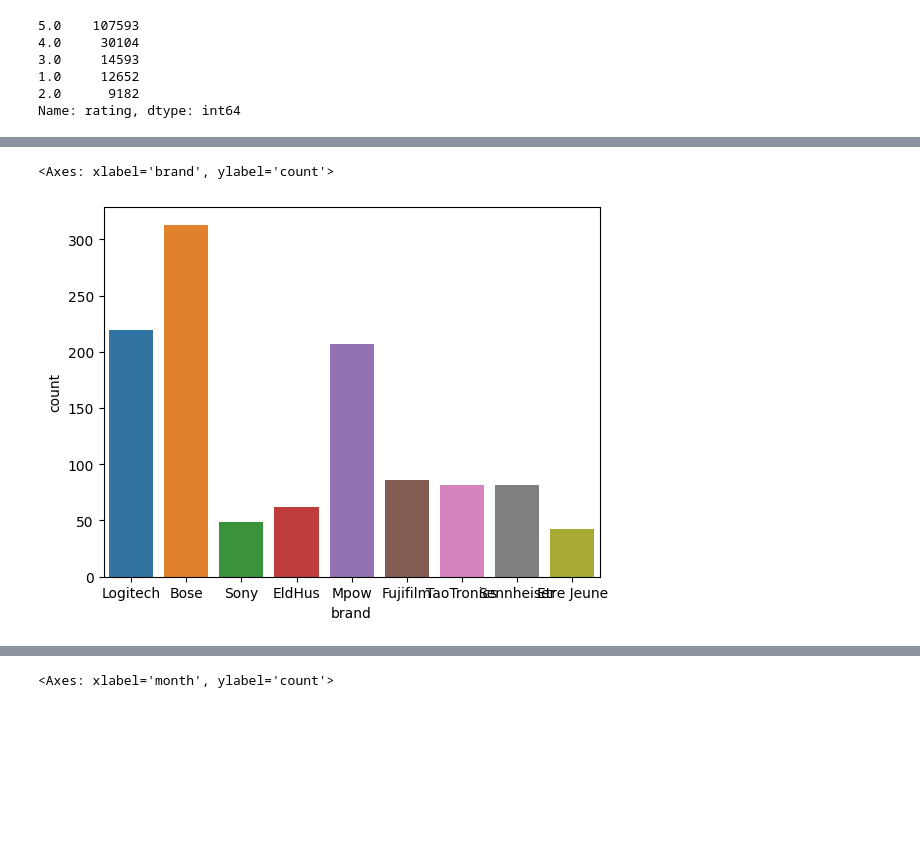
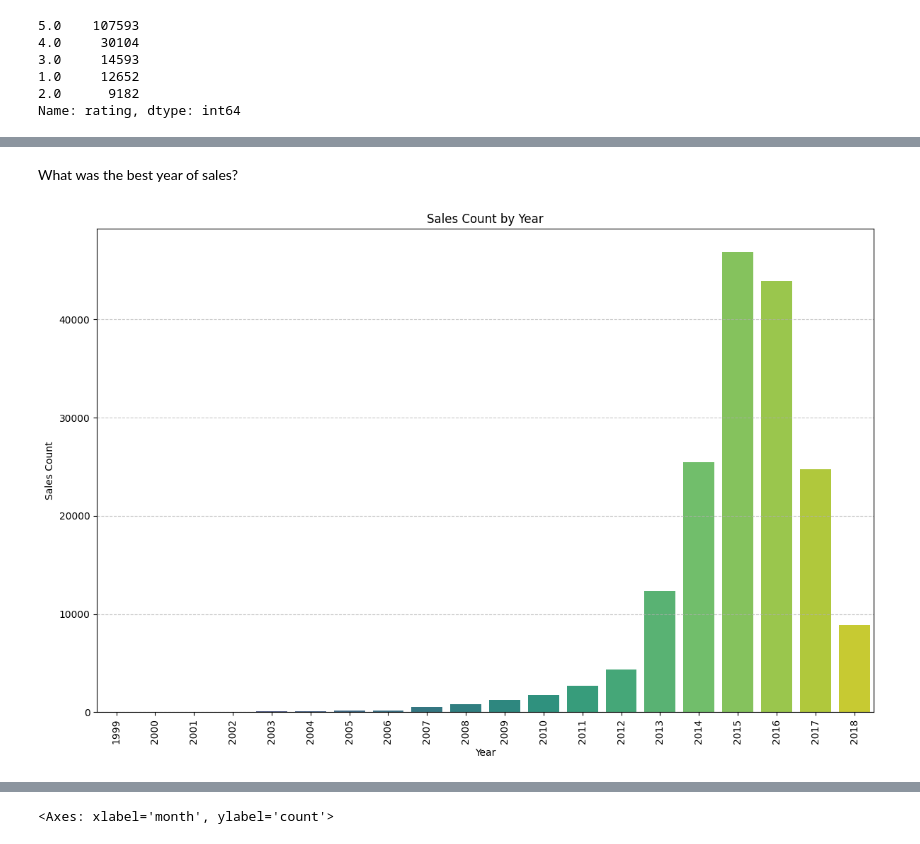
Before and after one commit to Akanksha-Nakati/Amazon-Electronic-Products-Sales-Analysis, a Jupyter notebook: Amazon_Electronic_Sales_Analysis.ipynb, the cells around one changed output, grey strips where cells are left out. Saved outputs shown, nothing was run; the diff lists cells and outputs as text; code cells hidden in the pictures; blank space fills up the shorter version.

```diff
--- a/Amazon_Electronic_Sales_Analysis.ipynb
+++ b/Amazon_Electronic_Sales_Analysis.ipynb
@@ -320,7 +301,19 @@ sns.countplot(x='brand', data=dataset[dataset['year'] == 2017], order=dataset['b
-# %%
-# brands with the most sales in 2018
-
-sns.countplot(x='brand', data=dataset[dataset['year'] == 2018], order=dataset['brand'].value_counts().iloc[1:10].index)
-# %% [output]
-<Axes: xlabel='brand', ylabel='count'>
-[figure, removed]
+# %% [markdown]
+What was the best year of sales?
+# %%
+# the distribution of sales by year
+# Plotting the bar chart
+plt.figure(figsize=(12, 8))
+sns.countplot(x='year', data=dataset, palette='viridis')
+
+plt.xticks(rotation=90)  # Rotate x-axis labels to prevent overlap
+plt.xlabel('Year')  # Label for the x-axis
+plt.ylabel('Sales Count')  # Label for the y-axis
+plt.title('Sales Count by Year')  # Chart title
+plt.grid(axis='y', linestyle='--', alpha=0.7)  # Add gridlines, mainly on y-axis
+
+# Show the plot with a tight layout
+plt.tight_layout()  # Adjust the plot to ensure everything fits without overlap
+plt.show()
+# %% [output]
+[figure, added]
```
Also changed, not shown: parts of 60 cells of this notebook.
